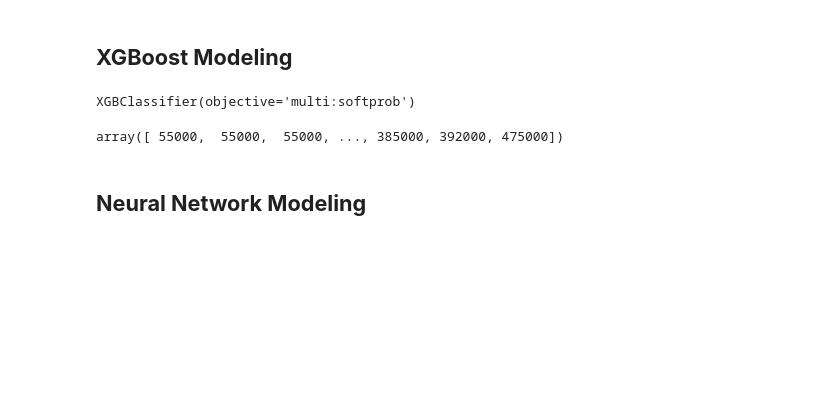
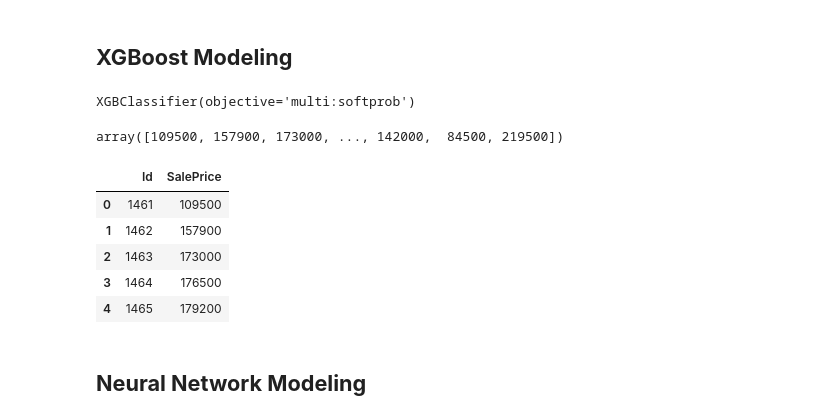
Before and after one commit to starkjones/House-Prices-Advanced-Regression-Kaggle-Exercise, a Jupyter notebook: Neural_Network_Kaggle_Exercise.ipynb, the cells around one changed output. Drawn from its saved outputs; the diff is of its cells as text; code cells hidden in the pictures; blank space fills up the shorter version.

```diff
--- a/Neural_Network_Kaggle_Exercise.ipynb
+++ b/Neural_Network_Kaggle_Exercise.ipynb
@@ -310,21 +312,28 @@ XGBClassifier(objective='multi:softprob')
 # %%
 # Preprocessed testing data:
 
-mltest_df = preprocessor.transform(new_df)
+transformed_test = preprocessor.transform(test)
 # %%
 # Test predictions
 
-test_predictions = xgb.predict(mltest_df)
+xgb_test_predictions = xgb.predict(transformed_test)
-# %%
-test_predictions
-# %% [output]
-array([ 55000,  55000,  55000, ..., 385000, 392000, 475000])
+# %%
+xgb_test_predictions
+# %% [output]
+array([109500, 157900, 173000, ..., 142000,  84500, 219500])
 # %%
-# Data Frame of test predictions:
+# Data Frame of XGBoost test predictions:
 
-# xg_predictions = pd.DataFrame({'Id': df_test['id'], 'SalePrice' : test_predictions})
+xgb_pred_df = pd.DataFrame({'Id': df_test['id'], 'SalePrice' : xgb_test_predictions})
 
-# xg_predictions.head()
+xgb_pred_df.head()
+# %% [output]
+|  | Id | SalePrice |
+| 0 | 1461 | 109500 |
+| 1 | 1462 | 157900 |
+| 2 | 1463 | 173000 |
+| 3 | 1464 | 176500 |
+| 4 | 1465 | 179200 |
 # %%
 # Output file:
 
```
Also changed, not shown: parts of 16 cells of this notebook.
